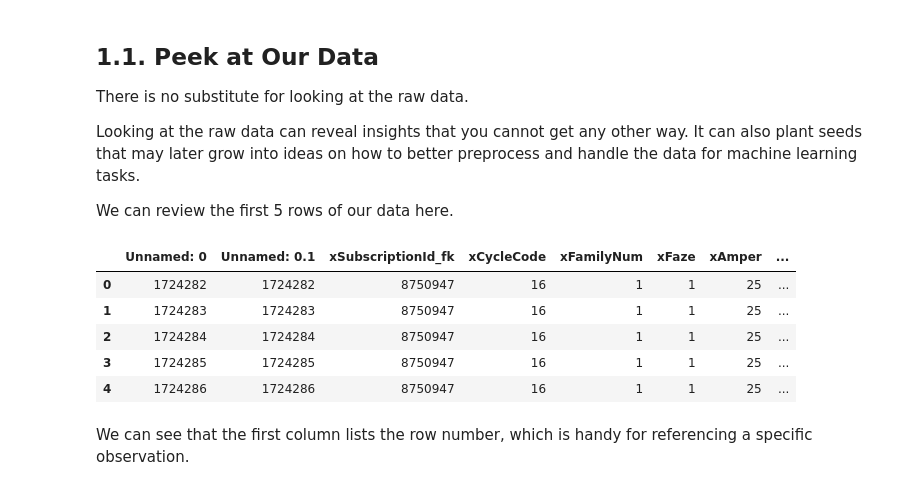
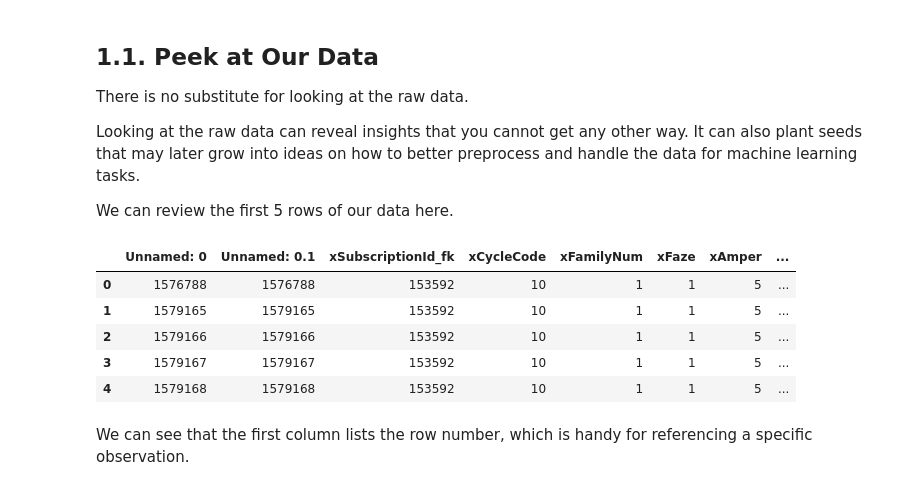
Before and after one commit to pbarjoueian/ecp, a Jupyter notebook: notebook/ecp-user.ipynb, the cells around one changed output. Saved outputs shown, nothing was run; the diff lists cells and outputs as text; code cells hidden in the pictures.

```diff
--- a/notebook/ecp-user.ipynb
+++ b/notebook/ecp-user.ipynb
@@ -56,17 +56,17 @@ We can review the first 5 rows of our data here.
 #     user_data.to_csv('../dataset/users_data/' + str(unique_user) + '.csv')
 # %%
 # Load the dataset
-df = pd.read_csv("../dataset/users_data/8750947.csv")
+df = pd.read_csv("../dataset/users_data/153592.csv")
 
 # Print top 5 reeocrds of dataset
 df.head()
 # %% [output]
 |  | Unnamed: 0 | Unnamed: 0.1 | xSubscriptionId_fk | xCycleCode | xFamilyNum | xFaze | xAmper | ... |
-| 0 | 1724282 | 1724282 | 8750947 | 16 | 1 | 1 | 25 | ... |
-| 1 | 1724283 | 1724283 | 8750947 | 16 | 1 | 1 | 25 | ... |
-| 2 | 1724284 | 1724284 | 8750947 | 16 | 1 | 1 | 25 | ... |
-| 3 | 1724285 | 1724285 | 8750947 | 16 | 1 | 1 | 25 | ... |
-| 4 | 1724286 | 1724286 | 8750947 | 16 | 1 | 1 | 25 | ... |
+| 0 | 1576788 | 1576788 | 153592 | 10 | 1 | 1 | 5 | ... |
+| 1 | 1579165 | 1579165 | 153592 | 10 | 1 | 1 | 5 | ... |
+| 2 | 1579166 | 1579166 | 153592 | 10 | 1 | 1 | 5 | ... |
+| 3 | 1579167 | 1579167 | 153592 | 10 | 1 | 1 | 5 | ... |
+| 4 | 1579168 | 1579168 | 153592 | 10 | 1 | 1 | 5 | ... |
 # %% [markdown]
 We can see that the first column lists the row number, which is handy for referencing a specific observation.
 # %% [markdown]
```
Also changed, not shown: parts of 6 cells of this notebook.
